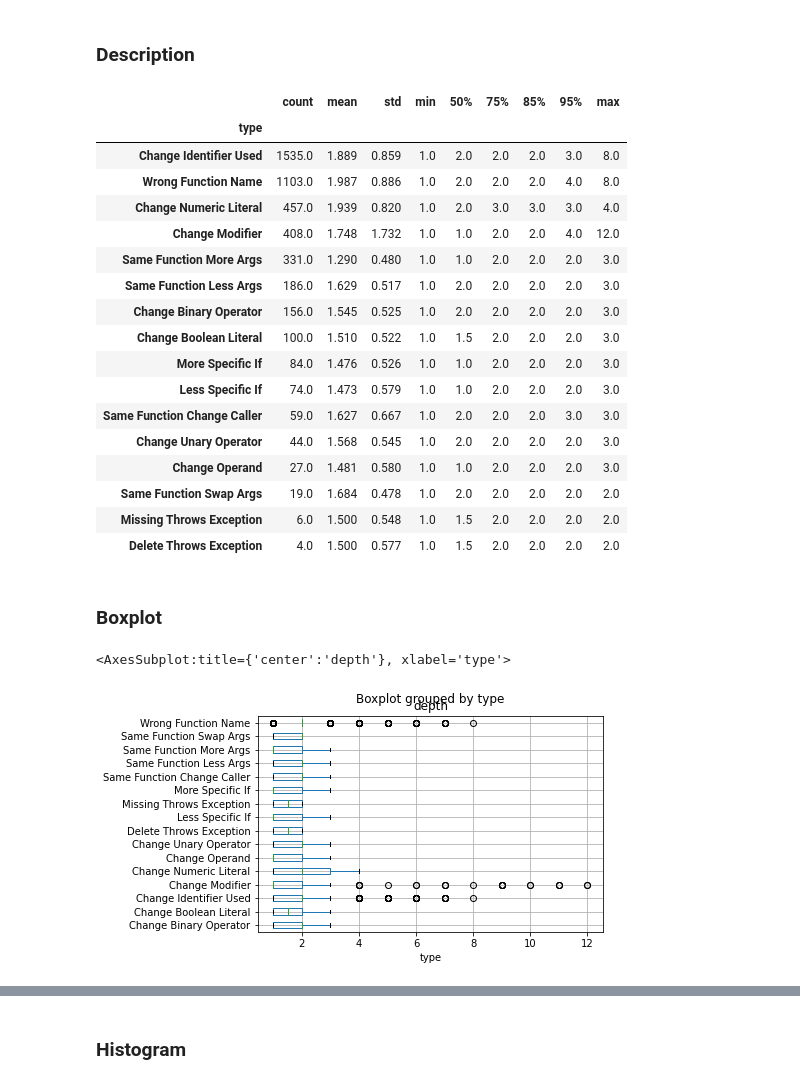
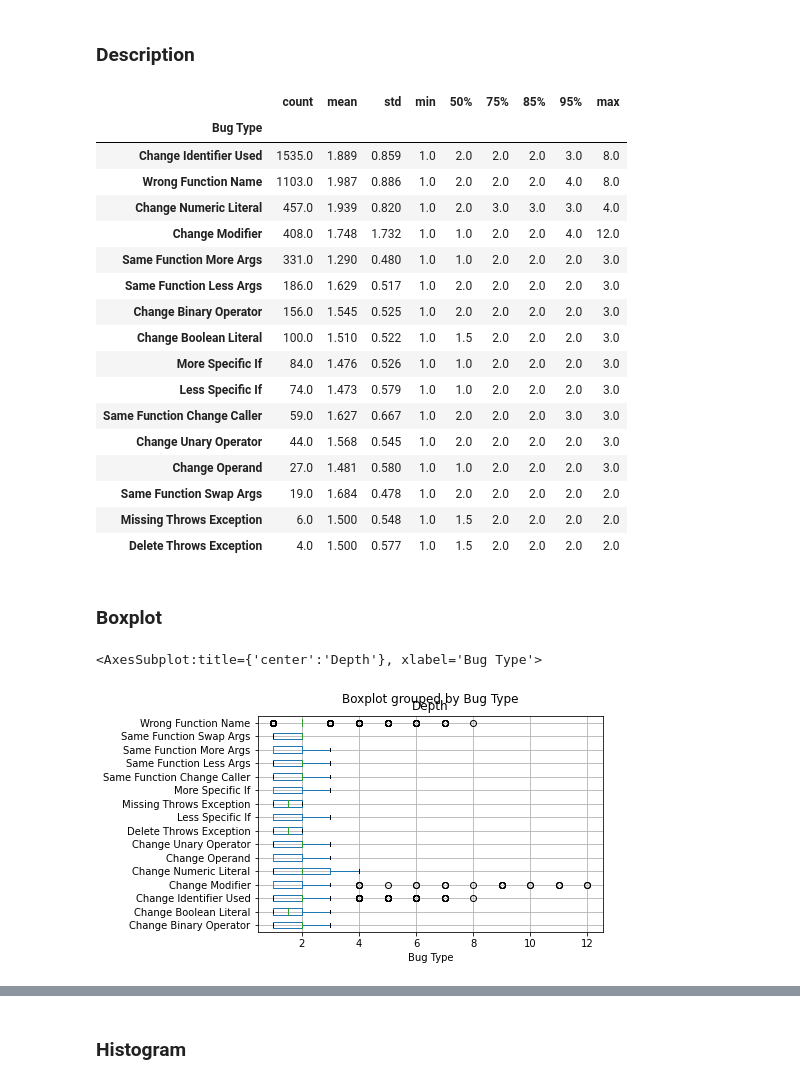
Before and after one commit to parvezmrobin/msr-2021, a Jupyter notebook: notebooks/RQ1.ipynb, the cells around one changed output, grey strips where cells are left out. Saved outputs shown, nothing was run; the diff lists cells and outputs as text; code cells hidden in the pictures.

Commit message:
images for RQ1

```diff
--- a/notebooks/RQ1.ipynb
+++ b/notebooks/RQ1.ipynb
@@ -108,12 +108,12 @@ Fix Kurtosis: 23.386476567966078
 # %% [markdown]
 ### Description
 # %%
-fix_df.groupby(by='type').depth\
+fix_df.groupby(by='Bug Type').Depth\
     .describe(percentiles=[.75, .85, .95])\
     .sort_values('count', ascending=False)
 # %% [output]
 |  | count | mean | std | min | 50% | 75% | 85% | 95% | max |
-| type |  |  |  |  |  |  |  |  |  |
+| Bug Type |  |  |  |  |  |  |  |  |  |
 | Change Identifier Used | 1535.0 | 1.889 | 0.859 | 1.0 | 2.0 | 2.0 | 2.0 | 3.0 | 8.0 |
 | Wrong Function Name | 1103.0 | 1.987 | 0.886 | 1.0 | 2.0 | 2.0 | 2.0 | 4.0 | 8.0 |
 | Change Numeric Literal | 457.0 | 1.939 | 0.820 | 1.0 | 2.0 | 3.0 | 3.0 | 3.0 | 4.0 |
@@ -140,8 +140,8 @@ VIP_TYPES = [
 # %% [markdown]
 ### Boxplot
 # %%
-fix_df.boxplot(by='type', column=['depth'], vert=False)
+fix_df.boxplot(by='Bug Type', column=['Depth'], vert=False)
 # %% [output]
-<AxesSubplot:title={'center':'depth'}, xlabel='type'>
+<AxesSubplot:title={'center':'Depth'}, xlabel='Bug Type'>
-[figure, old version]
+[figure, new version]
 # %%
```
Also changed, not shown: parts of 19 cells of this notebook, 1 other file.
